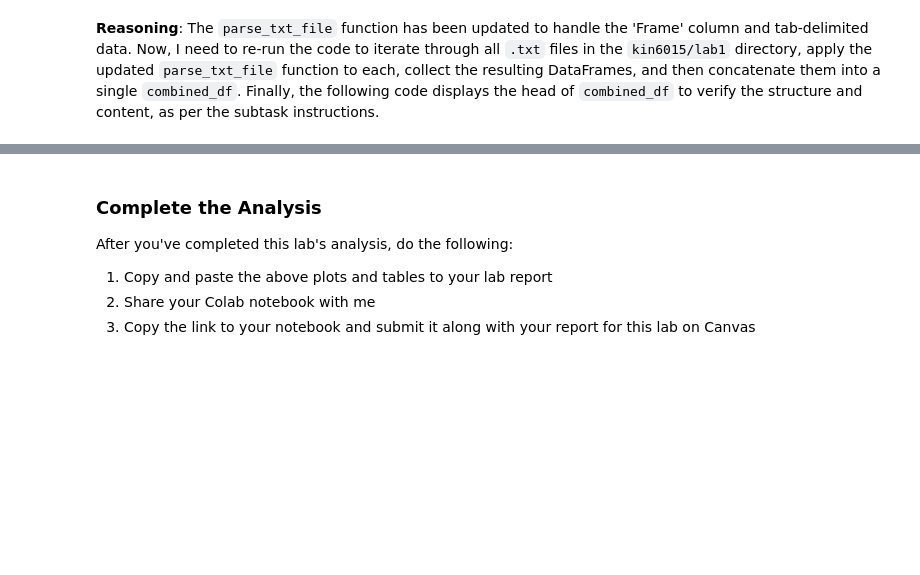
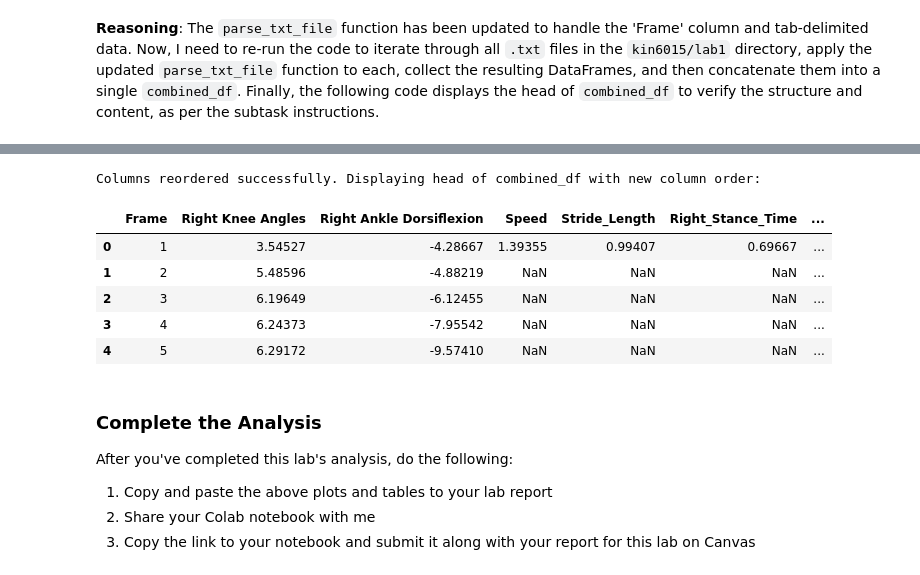
Before and after one commit to plnu-biomechanics/kin6015, a Jupyter notebook: notebooks/kin6015_lab1.ipynb, the cells around one changed output, grey strips where cells are left out. Cells and saved outputs as stored; diff of their text form; code cells hidden in the pictures; blank space fills up the shorter version.

```diff
--- a/notebooks/kin6015_lab1.ipynb
+++ b/notebooks/kin6015_lab1.ipynb
@@ -199,3 +245,56 @@ Combined DataFrame created successfully. Displaying head:
+# %%
+current_columns = combined_df.columns.tolist()
+new_columns = []
+dorsiflexion_added = False
+
+for col in current_columns:
+    if col == 'Right Knee Angles':
+        new_columns.append(col)
+        # Add 'Right Ankle Dorsiflexion' immediately after 'Right Knee Angles'
+        if 'Right Ankle Dorsiflexion' in current_columns and not dorsiflexion_added:
+            new_columns.append('Right Ankle Dorsiflexion')
+            dorsiflexion_added = True
+    elif col != 'Right Ankle Dorsiflexion': # Avoid adding it again if already added or not the target column
+        new_columns.append(col)
+
+# Handle the case where 'Right Ankle Dorsiflexion' might be the very first column or not follow 'Right Knee Angles'
+# This ensures all unique columns are present, and only one instance of 'Right Ankle Dorsiflexion'
+final_new_columns = []
+for col in new_columns:
+    if col not in final_new_columns:
+        final_new_columns.append(col)
+
+# Ensure 'Right Ankle Dorsiflexion' is included if it was never added (e.g. if 'Right Knee Angles' wasn't present)
+if 'Right Ankle Dorsiflexion' in current_columns and 'Right Ankle Dorsiflexion' not in final_new_columns:
+    try:
+        idx = final_new_columns.index('Right Knee Angles')
+        final_new_columns.insert(idx + 1, 'Right Ankle Dorsiflexion')
+    except ValueError:
+        # If 'Right Knee Angles' is not found, just add it at the end for now or as appropriate.
+        # Given the context, 'Right Knee Angles' is expected to exist.
+        final_new_columns.append('Right Ankle Dorsiflexion')
+
+# Remove any duplicates that might have been introduced by the logic (though it should be handled by 'final_new_columns' creation)
+final_new_columns_unique = []
+seen = set()
+for item in final_new_columns:
+    if item not in seen:
+        final_new_columns_unique.append(item)
+        seen.add(item)
+
+# Reindex the DataFrame with the new column order
+combined_df = combined_df[final_new_columns_unique]
+
+print("Columns reordered successfully. Displaying head of combined_df with new column order:")
+display(combined_df.head())
+# %% [output]
+Columns reordered successfully. Displaying head of combined_df with new column order:
+|  | Frame | Right Knee Angles | Right Ankle Dorsiflexion | Speed | Stride_Length | Right_Stance_Time | ... |
+| 0 | 1 | 3.54527 | -4.28667 | 1.39355 | 0.99407 | 0.69667 | ... |
+| 1 | 2 | 5.48596 | -4.88219 | NaN | NaN | NaN | ... |
+| 2 | 3 | 6.19649 | -6.12455 | NaN | NaN | NaN | ... |
+| 3 | 4 | 6.24373 | -7.95542 | NaN | NaN | NaN | ... |
+| 4 | 5 | 6.29172 | -9.57410 | NaN | NaN | NaN | ... |
 # %% [markdown]
 ### Complete the Analysis
 
```
Also changed, not shown: parts of 5 cells of this notebook.
